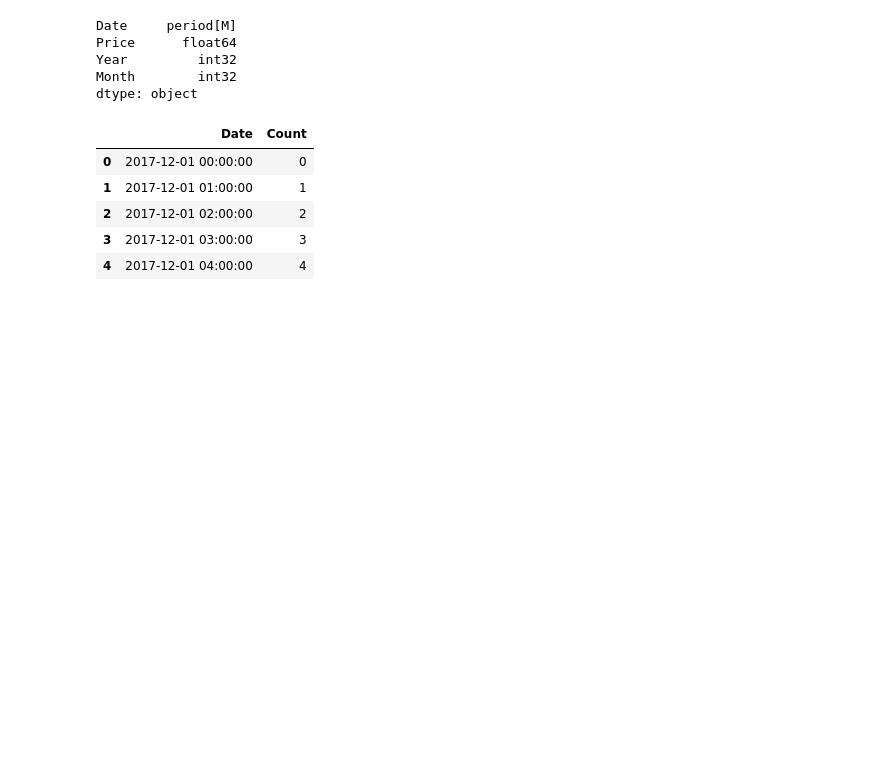
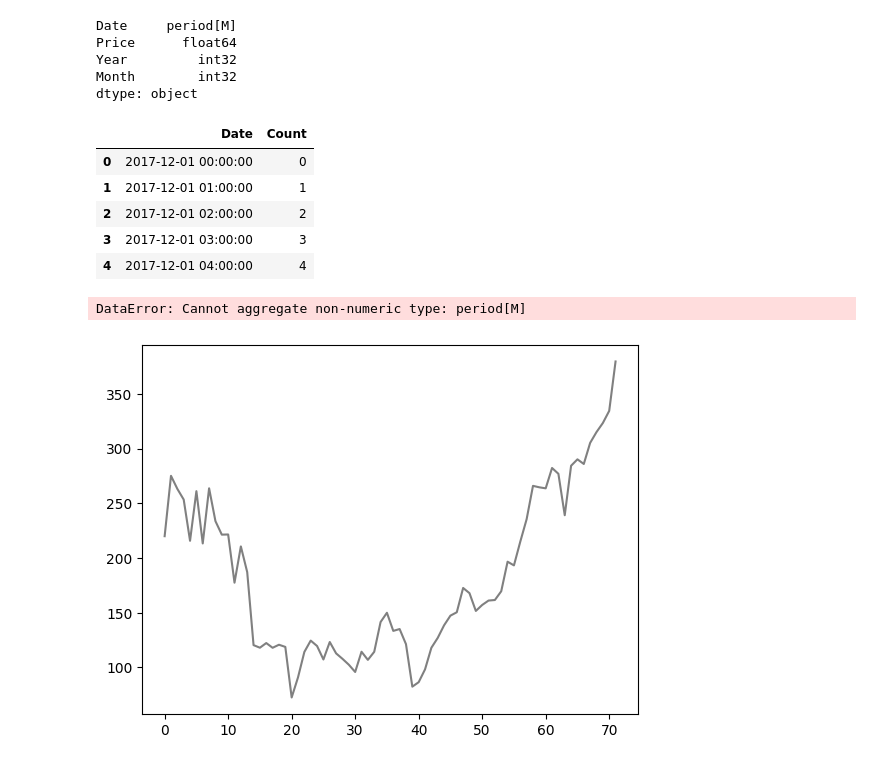
Before and after one commit to Pratyusha-Mukherjee/FSP-MachineLearning, a Jupyter notebook: day7/monthly_price/monthly_price.ipynb, the cells around one changed output. Drawn from its saved outputs; the diff is of its cells as text; code cells hidden in the pictures; blank space fills up the shorter version.

```diff
--- a/day7/monthly_price/monthly_price.ipynb
+++ b/day7/monthly_price/monthly_price.ipynb
@@ -107,3 +107,14 @@ first_series.head()
 | 2 | 2017-12-01 02:00:00 | 2 |
 | 3 | 2017-12-01 03:00:00 | 3 |
 | 4 | 2017-12-01 04:00:00 | 4 |
+# %%
+
+rolling_window_5=df.rolling(window=5)
+# %%
+import warnings
+warnings.filterwarnings('ignore')
+df['Price'].plot(color='gray')
+rolling_window_5.mean()['Price'].plot(color='blue')
+# %% [output]
+DataError: Cannot aggregate non-numeric type: period[M]
+[figure, added]
```
